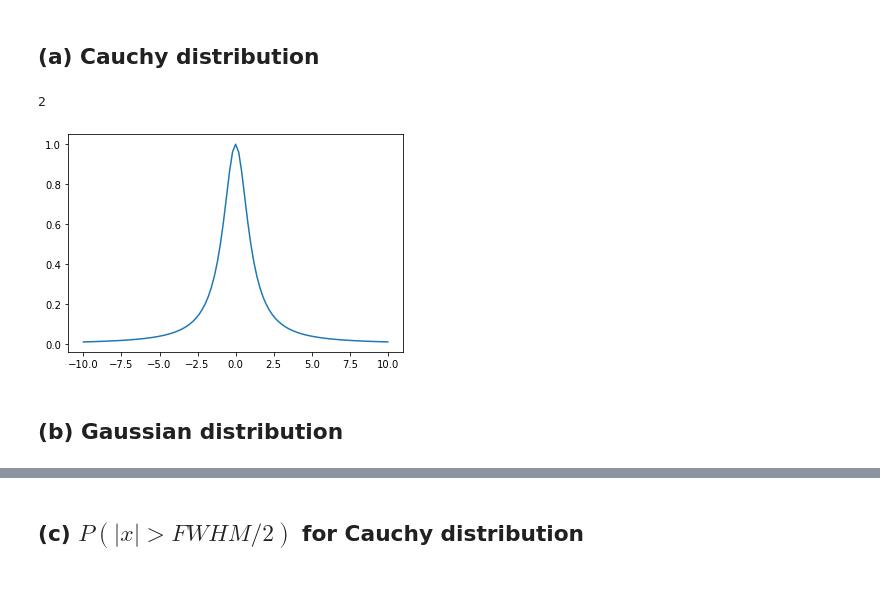
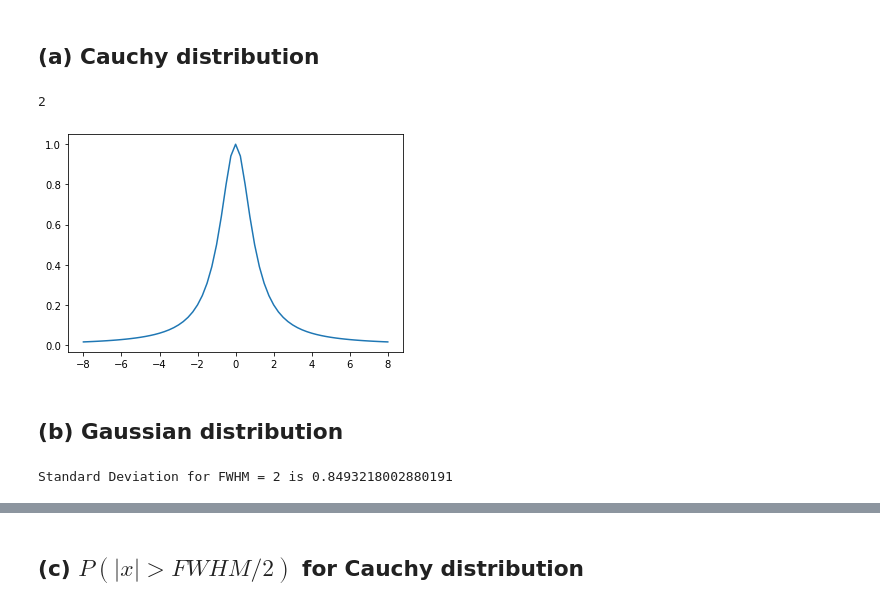
Before and after one commit to HWolf08/biophysics, a Jupyter notebook: week-05/problem-5.17.ipynb, the cells around one changed output, grey strips where cells are left out. Cells and saved outputs as stored; diff of their text form; code cells hidden in the pictures.

```diff
--- a/week-05/problem-5.17.ipynb
+++ b/week-05/problem-5.17.ipynb
@@ -16,16 +17,26 @@ from scipy.stats import uniform,norm
 # %%
 u_x = 0
 n = 1
 A = 1
-x = np.linspace(-10,10,101)
+x = np.linspace(-8,8,65)
 p_cauchy = A/(1+((x-u_x)/n)**2)
 
 plt.plot(x,p_cauchy)
 
 FWHM = 2*n
 print(FWHM)
 # %% [output]
 2
-[figure, old version]
+[figure, new version]
 # %% [markdown]
 ## (b) Gaussian distribution
+# %%
+import math
+
+n = 1
+FWHM = 2*n
+
+sigma = FWHM/(2*math.sqrt(2*math.log(2)))
+print('Standard Deviation for FWHM = 2 is {}'.format(sigma))
+# %% [output]
+Standard Deviation for FWHM = 2 is 0.8493218002880191
```
Also changed, not shown: parts of 19 cells of this notebook, 2 other files.
